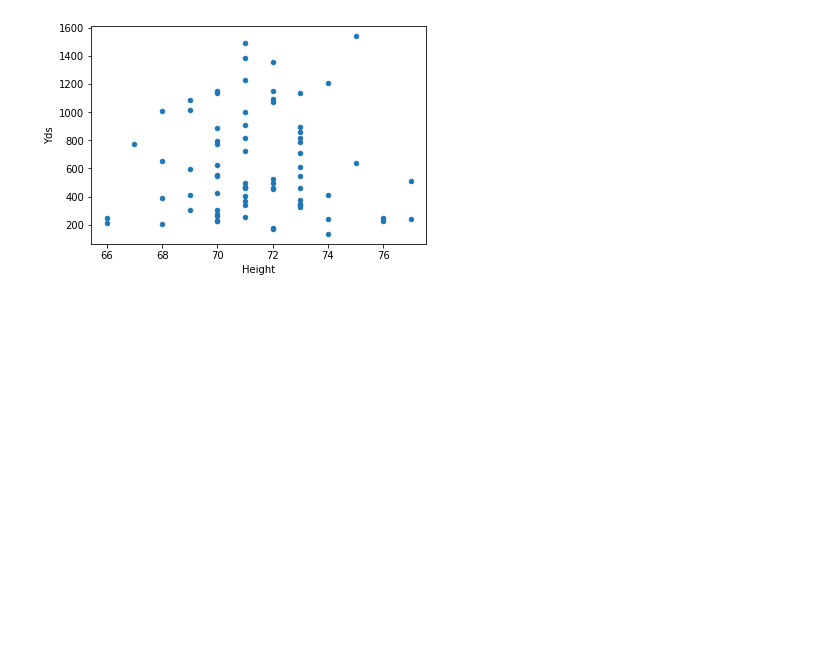
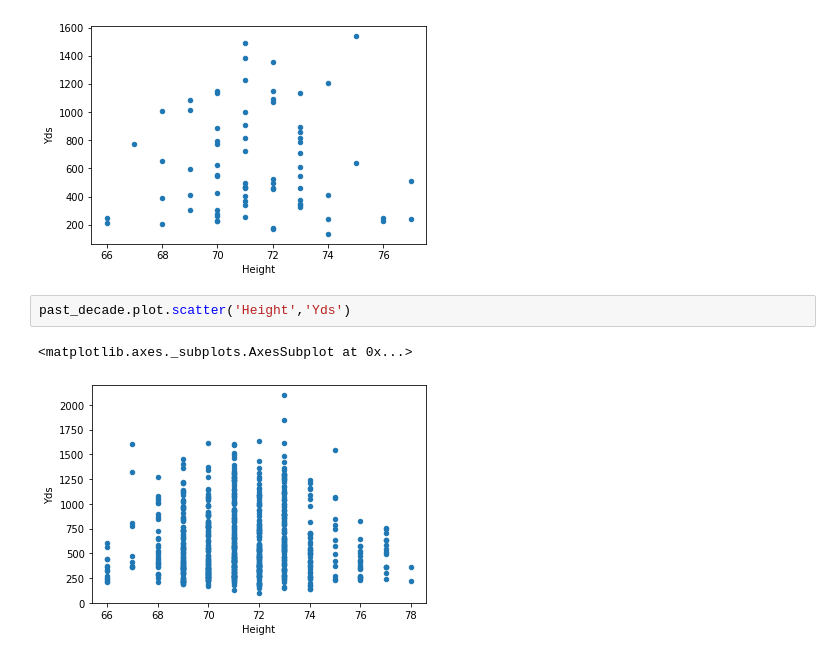
Before and after one commit to shaikh23/Nfl-Analysis, a Jupyter notebook: Rushing.ipynb, the cells around one changed output. Drawn from its saved outputs; the diff is of its cells as text; blank space fills up the shorter version.

```diff
--- a/Rushing.ipynb
+++ b/Rushing.ipynb
@@ -115,3 +115,8 @@ rush2019.plot.scatter('Height', 'Yds')
 # %% [output]
 <matplotlib.axes._subplots.AxesSubplot at 0x...>
 [figure]
+# %%
+past_decade.plot.scatter('Height','Yds')
+# %% [output]
+<matplotlib.axes._subplots.AxesSubplot at 0x...>
+[figure, added]
```
Also changed, not shown: parts of 5 cells of this notebook.
